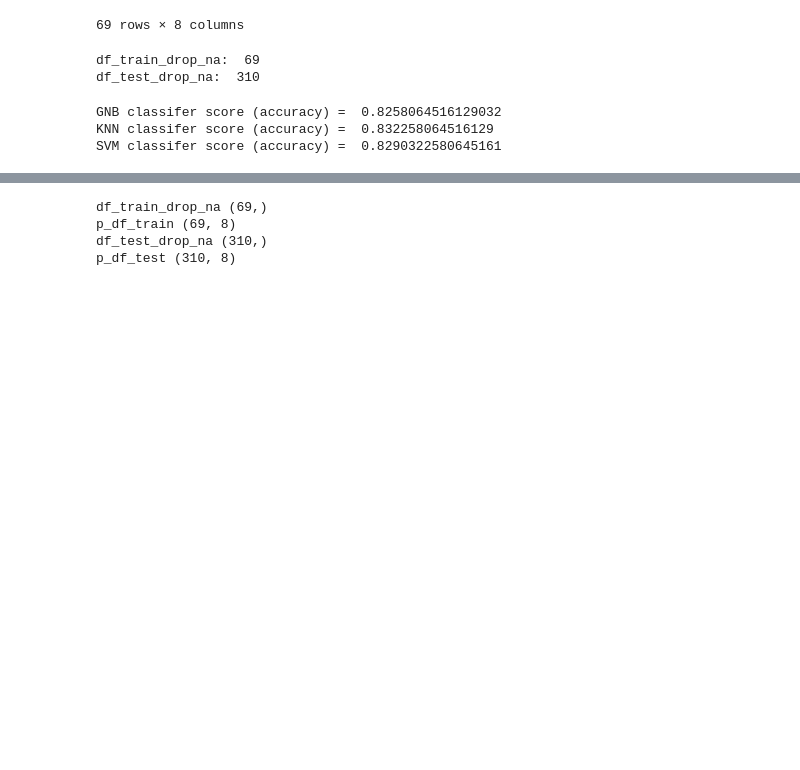
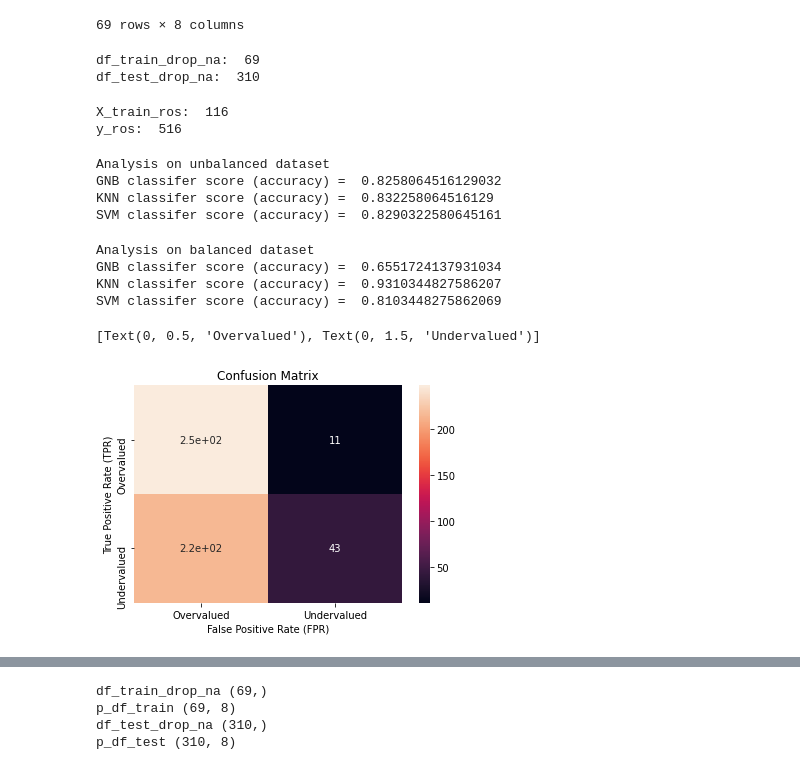
Before and after one commit to tngo0508/capstone_project, a Jupyter notebook: backend/stocks/webscraper/build_ML_model.ipynb, the cells around one changed output, grey strips where cells are left out. Saved outputs shown, nothing was run; the diff lists cells and outputs as text; code cells hidden in the pictures; blank space fills up the shorter version.

```diff
--- a/backend/stocks/webscraper/build_ML_model.ipynb
+++ b/backend/stocks/webscraper/build_ML_model.ipynb
@@ -82,11 +88,19 @@ print('df_test_drop_na: ', len(df_test_drop_na['target']))
 # %% [output]
 df_train_drop_na:  69
 df_test_drop_na:  310
+# %%
+print('X_train_ros: ', len(X_train_ros))
+print('y_ros: ', len(y_test_ros))
+# %% [output]
+X_train_ros:  116
+y_ros:  516
 # %%
+# perform analysis on unbalanced dataset
 from sklearn.naive_bayes import GaussianNB
 from sklearn.neighbors import KNeighborsClassifier
 from sklearn.svm import SVC
 
+print('Analysis on unbalanced dataset')
 # find score for Gaussian Naive Bayes classifer
 gnb = GaussianNB()
 gnb.fit(sdd_df_train, df_train_drop_na['target'])
@@ -105,6 +119,53 @@ svm.fit(sdd_df_train, df_train_drop_na['target'])
 svm_score = svm.score(sdd_df_test, df_test_drop_na['target'])
 print("SVM classifer score (accuracy) = ", svm_score)
 # %% [output]
+Analysis on unbalanced dataset
 GNB classifer score (accuracy) =  0.8258064516129032
 KNN classifer score (accuracy) =  0.832258064516129
 SVM classifer score (accuracy) =  0.8290322580645161
+# %%
+# perform analysis on balanced dataset
+from sklearn.naive_bayes import GaussianNB
+from sklearn.neighbors import KNeighborsClassifier
+from sklearn.svm import SVC
+
+print('Analysis on balanced dataset')
+# find score for Gaussian Naive Bayes classifer
+gnb = GaussianNB()
+gnb.fit(X_train_ros, y_train_ros)
+gnb_score = gnb.score(X_train_ros, y_train_ros)
+print("GNB classifer score (accuracy) = ", gnb_score)
+
+# find score for KNN classifer
+knn = KNeighborsClassifier()
+knn.fit(X_train_ros, y_train_ros)
+knn_score = knn.score(X_train_ros, y_train_ros)
+print("KNN classifer score (accuracy) = ", knn_score)
+
+# find score for SVM classifier
+svm = SVC()
+svm.fit(X_train_ros, y_train_ros)
+svm_score = svm.score(X_train_ros, y_train_ros)
+print("SVM classifer score (accuracy) = ", svm_score)
+# %% [output]
+Analysis on balanced dataset
+GNB classifer score (accuracy) =  0.6551724137931034
+KNN classifer score (accuracy) =  0.9310344827586207
+SVM classifer score (accuracy) =  0.8103448275862069
+# %%
+from sklearn.metrics import confusion_matrix
+import matplotlib.pyplot as plt
+import seaborn as sns
+gnb_y_pred = gnb.predict(X_test_ros)
+gnb_con_mat = confusion_matrix(y_test_ros, gnb_y_pred)
+ax = plt.subplot()
+sns.heatmap(gnb_con_mat, annot=True, ax=ax)
+
+ax.set_xlabel('False Positive Rate (FPR)')
+ax.set_ylabel('True Positive Rate (TPR)')
+ax.set_title('Confusion Matrix')
+ax.xaxis.set_ticklabels(['Overvalued', 'Undervalued'])
+ax.yaxis.set_ticklabels(['Overvalued', 'Undervalued'])
+# %% [output]
+[Text(0, 0.5, 'Overvalued'), Text(0, 1.5, 'Undervalued')]
+[figure, added]
```
Also changed, not shown: parts of 11 cells of this notebook, 2 other files.
